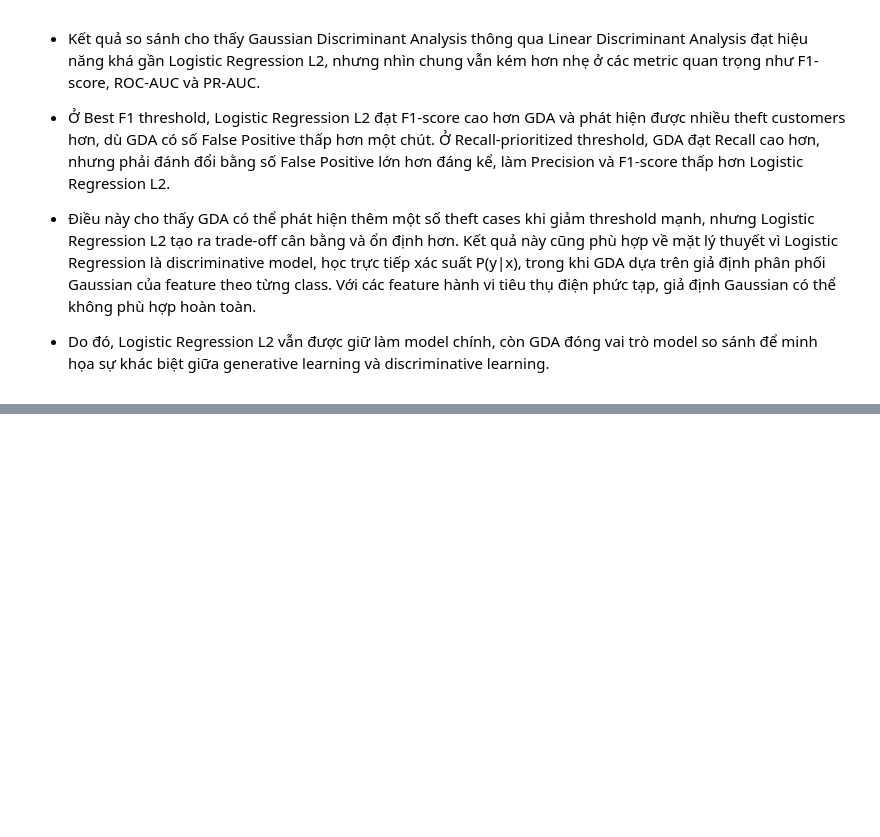
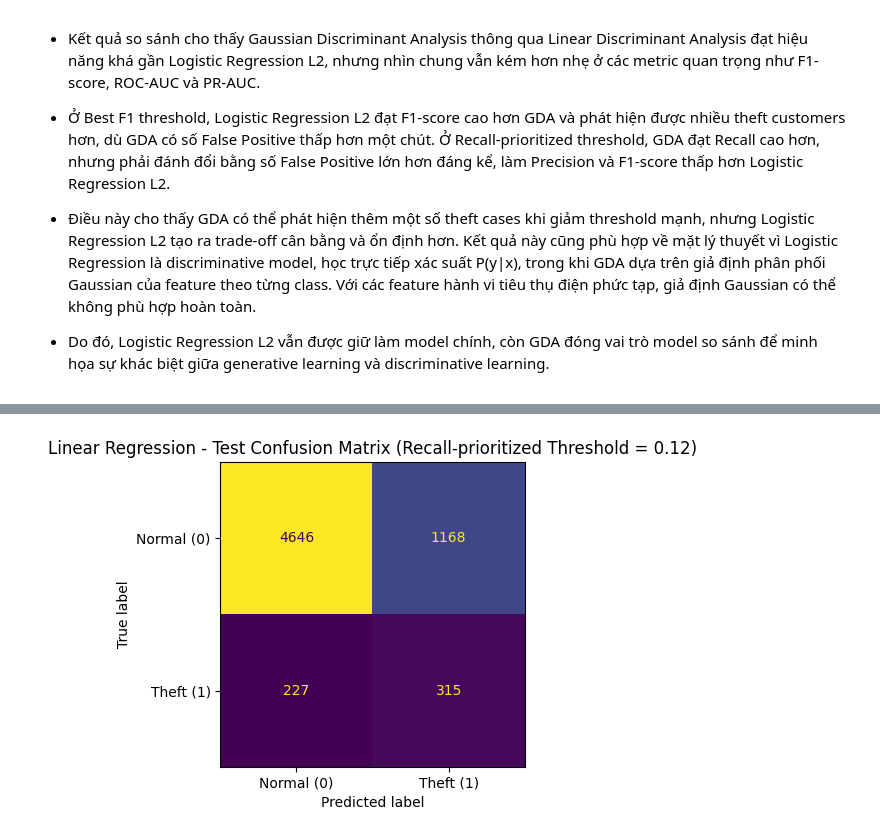
Before and after one commit to longzu-ComputerScience/CS114----ML-Project---Energy-Theft-Detection, a Jupyter notebook: notebooks/model_training_quoc_thai.ipynb, the cells around one changed output, grey strips where cells are left out. Cells and saved outputs as stored; diff of their text form; code cells hidden in the pictures; blank space fills up the shorter version.

```diff
--- a/notebooks/model_training_quoc_thai.ipynb
+++ b/notebooks/model_training_quoc_thai.ipynb
@@ -1540,0 +1892,13 @@ model_comparison_test_df
+# %%
+# 14.12. Confusion matrix trên test set với Linear Regression Recall-prioritized threshold
+
+linear_test_recall_priority_cm = plot_confusion_matrix_custom(
+    y_true=y_test,
+    y_pred=y_test_pred_linear_recall_priority,
+    title=(
+        "Linear Regression - Test Confusion Matrix "
+        f"(Recall-prioritized Threshold = {linear_recall_priority_threshold:.2f})"
+    ),
+)
+# %% [output]
+[figure, added]
```
Also changed, not shown: parts of 12 cells of this notebook.
